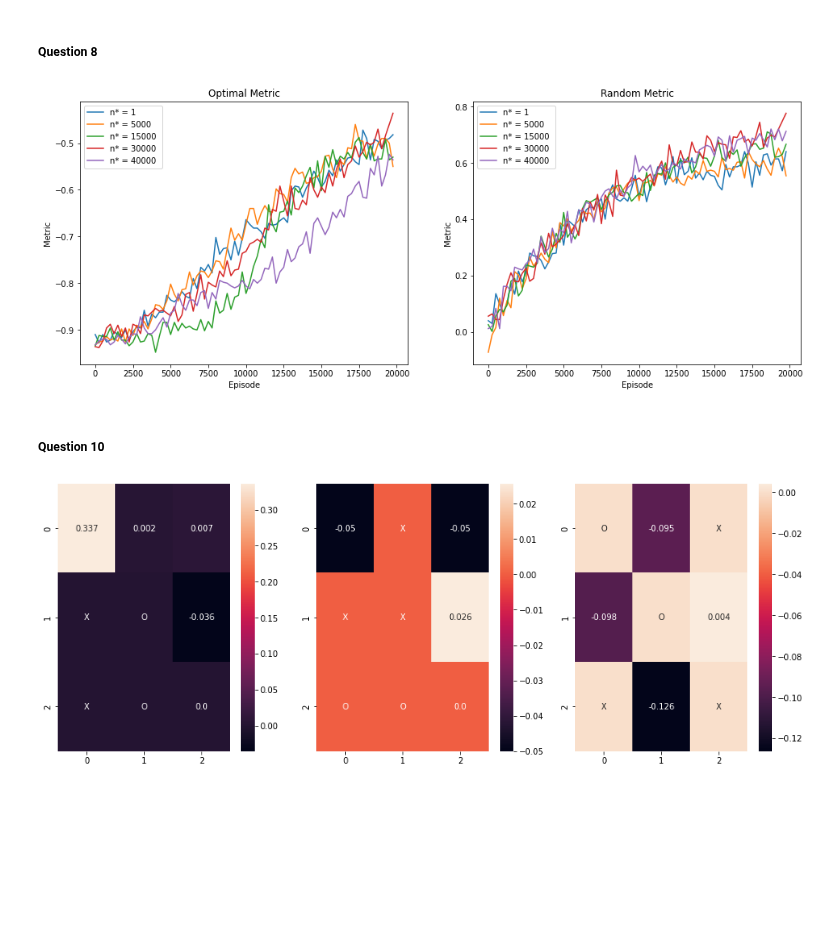
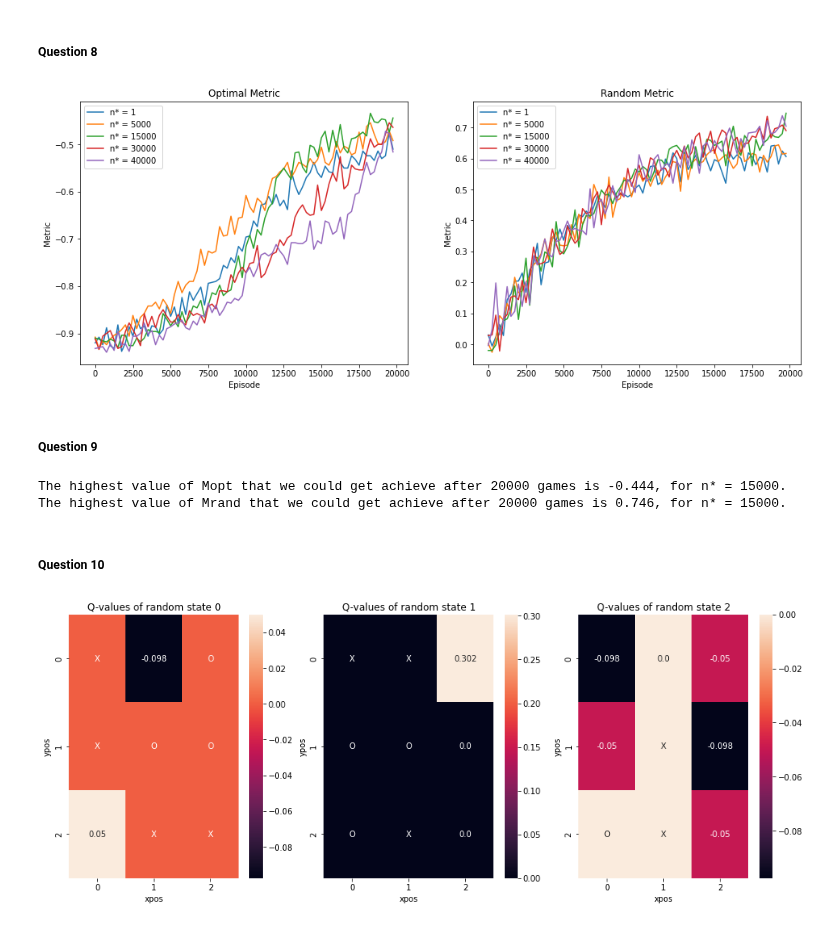
Before and after one commit to mikqs/rl-tic-tac-toe, a Jupyter notebook: 322190_325932.ipynb, the cells around one changed output. Drawn from its saved outputs; the diff is of its cells as text; code cells hidden in the pictures; blank space fills up the shorter version.

```diff
--- a/322190_325932.ipynb
+++ b/322190_325932.ipynb
@@ -469,10 +468,14 @@ axes[0].set_title("Optimal Metric")
 axes[1].set_title("Random Metric")
 
 list_of_optimal_levels = [0,0.25,0.5,0.75,1]
+last_m_opts = {}
+last_m_rands = {}
 for optimal_level in list_of_optimal_levels:
     # Train and get the rewards, M_opt, M_rand for a different optimality levels of the teacher
     player_rl_agent, rewards, m_opt, m_rand = train_rl_agent_qlearning(environment, number_of_episodes=number_of_episodes, optimal_level=optimal_level,epsilon=epsilon, test_episode=250)
-    plot_rewards(number_of_episodes,rewards, ax, label = f"epsilon-Opt = {optimal_level} ")
-    plot_metrics(number_of_episodes,m_opt, axes[0], label = f"epsilon-Opt = {optimal_level} ")
-    plot_metrics(number_of_episodes,m_rand, axes[1], label = f"epsilon-Opt = {optimal_level} ")
+    plot_rewards(number_of_episodes, rewards, ax, label = f"epsilon-Opt = {optimal_level} ")
+    plot_metrics(number_of_episodes, m_opt, axes[0], label = f"epsilon-Opt = {optimal_level} ")
+    plot_metrics(number_of_episodes, m_rand, axes[1], label = f"epsilon-Opt = {optimal_level} ")
+    last_m_opts[optimal_level] = m_opt[-1]
+    last_m_rands[optimal_level] = m_rand[-1]
 # %% [output]
@@ -617,6 +633,8 @@ list_of_number_of_exploratory_games = [1,5000,15000,30000,40000]
 # Define the best player agent
 best_player_agent = None
 best_m_opt, best_m_rand = -1, -1
+last_m_opts = {}
+last_m_rands = {}
 for number_of_exploratory_games in list_of_number_of_exploratory_games:
 # Train and get the M_opt and M_rand for a number of exploratory games
     epsilon = lambda n: max(epsilon_min, epsilon_max*(1-(n/number_of_exploratory_games)))
@@ -628,22 +646,41 @@ for number_of_exploratory_games in list_of_number_of_exploratory_games:
 
     plot_metrics(number_of_episodes,m_opt, axes[0],label= f"n* = {number_of_exploratory_games} ")
     plot_metrics(number_of_episodes,m_rand, axes[1],label= f"n* = {number_of_exploratory_games} ")
+    last_m_opts[number_of_exploratory_games] = m_opt[-1]
+    last_m_rands[number_of_exploratory_games] = m_rand[-1]
 # %% [output]
-[figure, old version]
+[figure, new version]
+# %% [markdown]
+##### Question 9
+# %%
+argmax_m_opt = max(last_m_opts, key=last_m_opts.get)
+max_m_opt = last_m_opts[argmax_m_opt]
+argmax_m_rand = max(last_m_rands, key=last_m_rands.get)
+max_m_rand = last_m_rands[argmax_m_rand]
+
+print(f'The highest value of Mopt that we could get achieve after {number_of_episodes} games is {max_m_opt}, for n* = {argmax_m_opt}.')
+print(f'The highest value of Mrand that we could get achieve after {number_of_episodes} games is {max_m_rand}, for n* = {argmax_m_rand}.')
+# %% [output]
+The highest value of Mopt that we could get achieve after 20000 games is -0.444, for n* = 15000.
+The highest value of Mrand that we could get achieve after 20000 games is 0.746, for n* = 15000.
 # %% [markdown]
 ##### Question 10
 # %%
 # get the best player agent
 player_rl_agent = best_player_agent
 
 # Visualize the heat map
 number_of_visualized_states = 3
 fig, ax = plt.subplots(ncols=3, figsize=(16,6))
+
 for index in range(number_of_visualized_states):
     state = player_rl_agent.observed_states[randrange(len(player_rl_agent.observed_states))]
     state_key = player_rl_agent.get_state_key(state)
     q_values = player_rl_agent.q_table[state_key]
     q_values_reshaped = q_values.reshape((3,3))
     sns.heatmap(q_values_reshaped, annot = convert_value_to_play_character(state, q_values), ax=ax[index], fmt="")
+    ax[index].set_title(f"Q-values of random state {index}")
+    ax[index].set_xlabel("xpos")
+    ax[index].set_ylabel("ypos")
 # %% [output]
-[figure, old version]
+[figure, new version]
```
Also changed, not shown: parts of 7 cells of this notebook.
